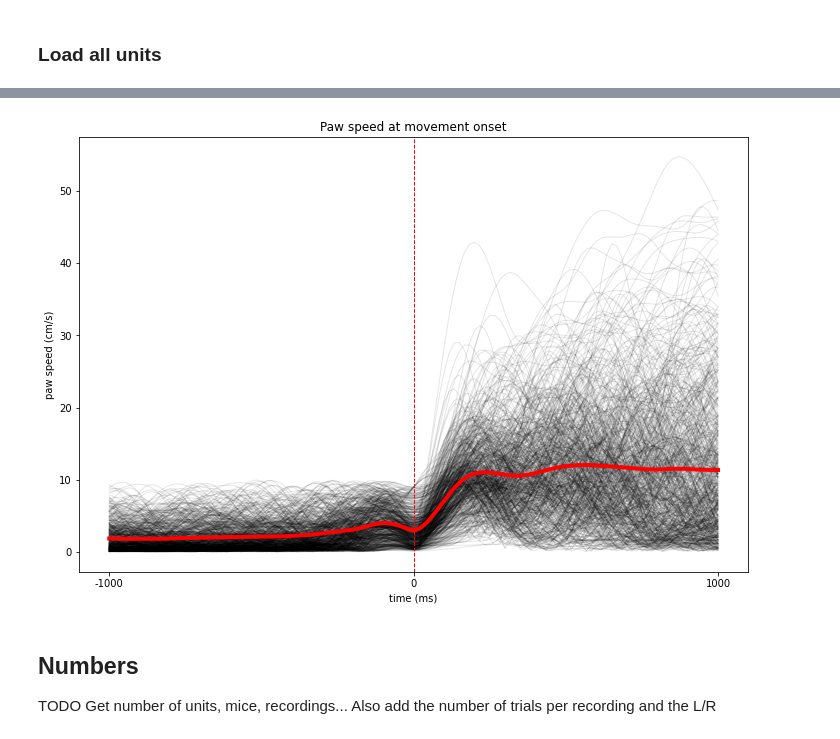
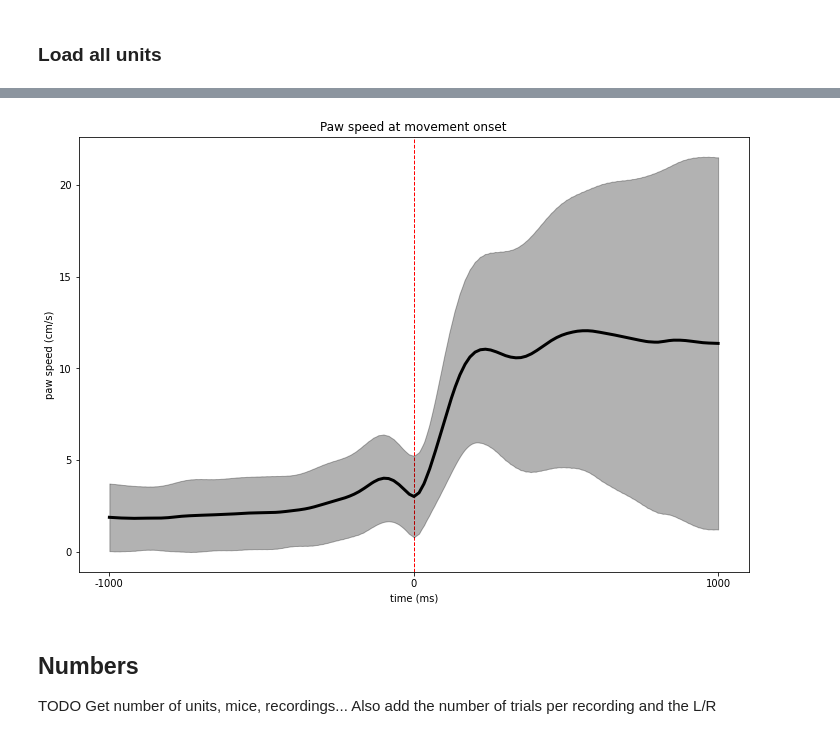
Before and after one commit to Egzona66/APA_setup, a Jupyter notebook: electrophysiology/classify_units.ipynb, the cells around one changed output, grey strips where cells are left out. Cells and saved outputs as stored; diff of their text form; code cells hidden in the pictures.

```diff
--- a/electrophysiology/classify_units.ipynb
+++ b/electrophysiology/classify_units.ipynb
@@ -99,15 +99,19 @@ Doing 19 of 19
 # %%
 # plot all paw speed traces
 f, ax = plt.subplots(figsize=(12, 8))
-for t in speed_traces:
-    ax.plot(t, lw=1, color="black", alpha=.1)
+# for t in speed_traces:
+#     ax.plot(t, lw=1, color="black", alpha=.1)
 
 mu = np.mean(np.vstack(speed_traces), 0)
-ax.plot(mu, lw=4, color="red")
+sigma = np.std(np.vstack(speed_traces), 0)
+# ax.plot(mu, lw=4, color="red")
+plot_mean_and_error(mu, sigma, ax)
 ax.axvline(DeltaT, lw=1, color="red", ls="--")
 _ = ax.set(xlabel="time (ms)", xticks=[0, DeltaT, 2*DeltaT], xticklabels=[-DeltaT, 0, DeltaT], ylabel="paw speed (cm/s)", title="Paw speed at movement onset")
+f.savefig("/Volumes/EGZONA/np_paw_speed.png", dpi=500)
+f.savefig("/Volumes/EGZONA/np_paw_speed.svg", dpi=500)
 # %% [output]
-[figure, old version]
+[figure, new version]
 # %% [markdown]
 ## Numbers
 TODO
```
Also changed, not shown: parts of 7 cells of this notebook, 1 other file.
